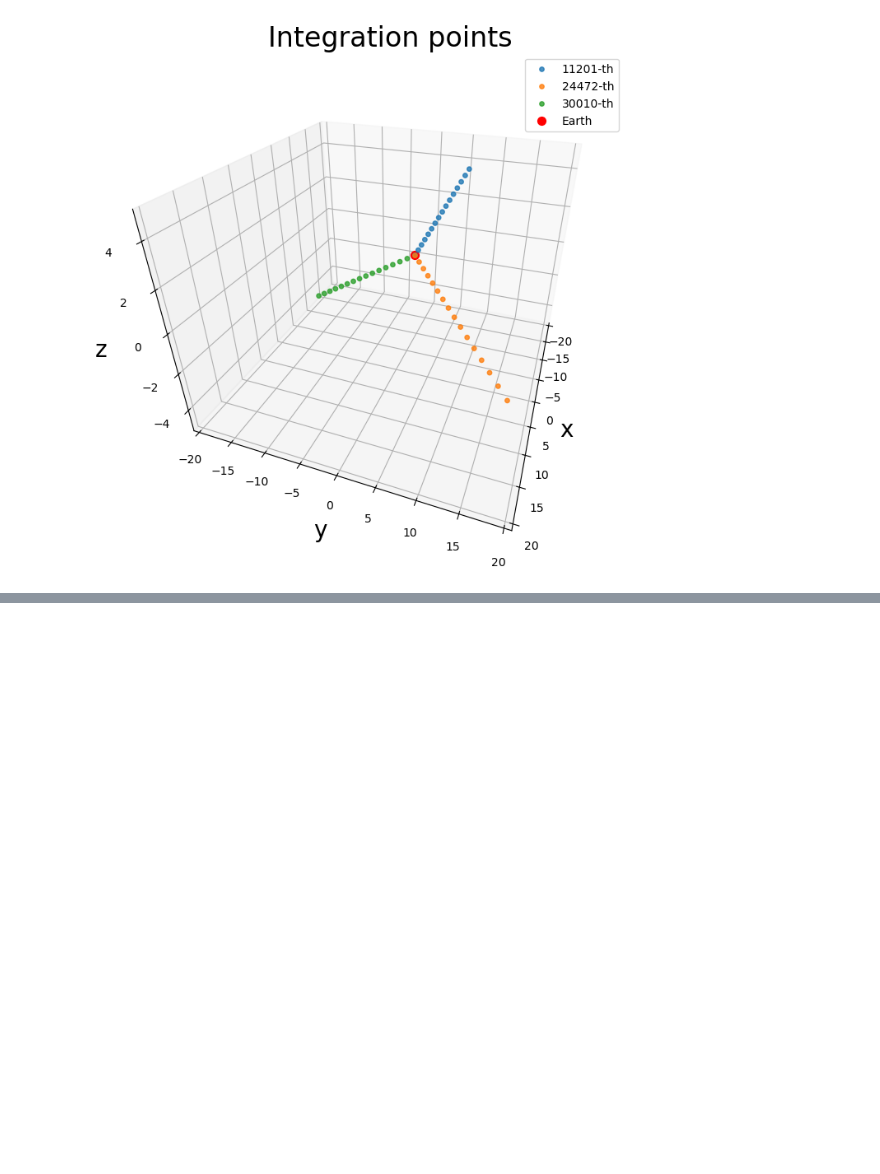
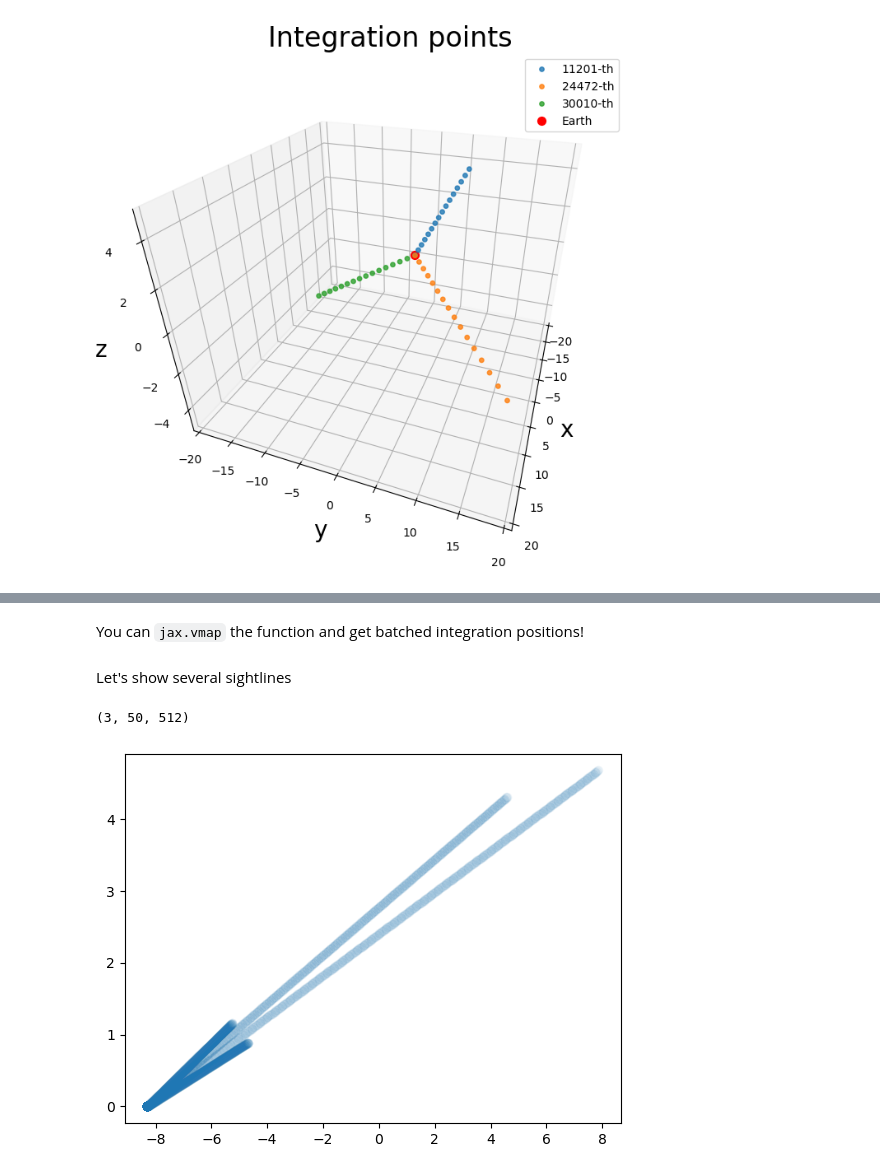
Before and after one commit to dkn16/Synax, a Jupyter notebook: examples/Integration.ipynb, the cells around one changed output, grey strips where cells are left out. Drawn from its saved outputs; the diff is of its cells as text; code cells hidden in the pictures; blank space fills up the shorter version.

```diff
--- a/examples/Integration.ipynb
+++ b/examples/Integration.ipynb
@@ -4,10 +8,10 @@
 import os
 import sys
 import jax
-#jax.config.update("jax_enable_x64", True)
-sys.path.append('../synax/')
+jax.config.update("jax_enable_x64", True)
 
-import synax,bfield
+
+import synax
 import jax.numpy as jnp
 import interpax
 import healpy as hp
@@ -89,0 +120,18 @@ plt.tight_layout()
+# %% [markdown]
+You can `jax.vmap` the function and get batched integration positions!
+# %%
+theta = jnp.linspace(0,np.pi,50)# generate some thetas
+phi = jnp.linspace(0.2,0.4,50)# generate some phis
+
+obtain_pos_vmap = jax.vmap(lambda theta,phi:synax.coords.obtain_positions(theta,phi))
+# %%
+poss,dls,nhats = obtain_pos_vmap(theta,phi)
+# %% [markdown]
+Let's show several sightlines
+# %%
+poss = poss.transpose((1,0,2))#notice the shape of the return. the first dimension is the batch dim
+plt.scatter(poss[0,::10].reshape(-1),poss[1,::10].reshape(-1),alpha=0.05)
+poss.shape
+# %% [output]
+(3, 50, 512)
+[figure, added]
```
Also changed, not shown: parts of 11 cells of this notebook, 2 other files.
